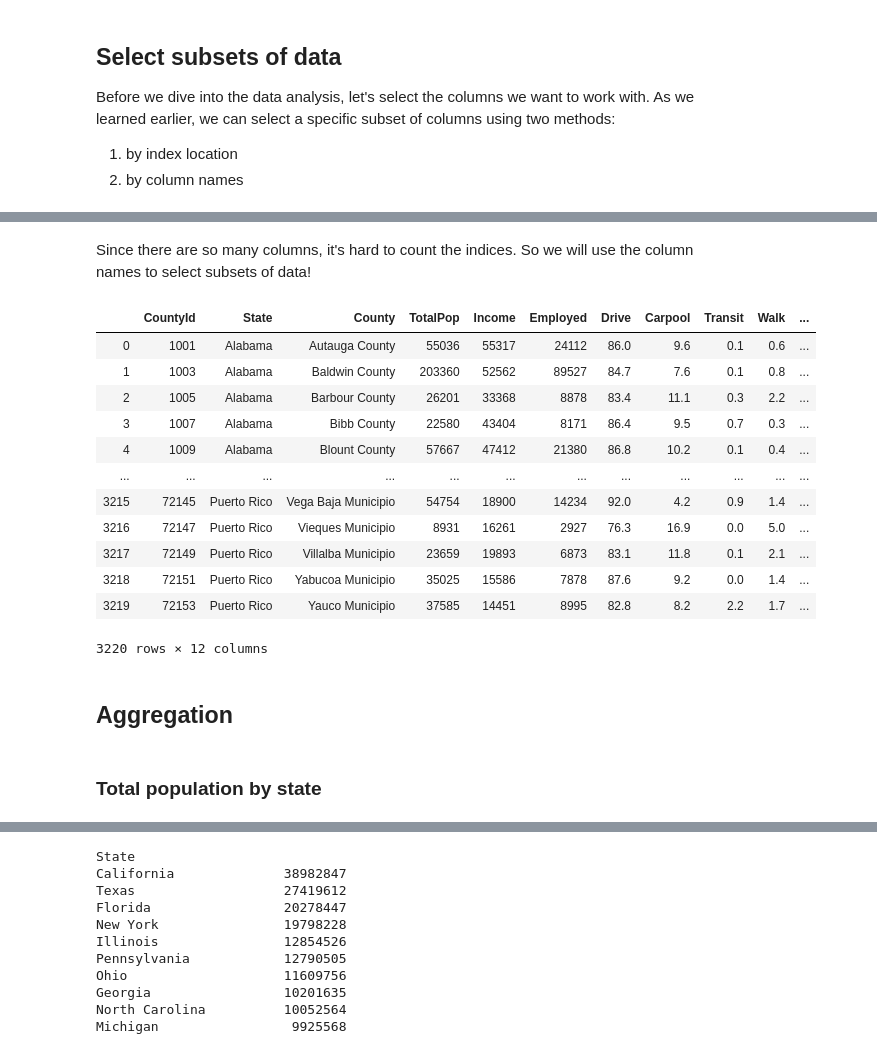
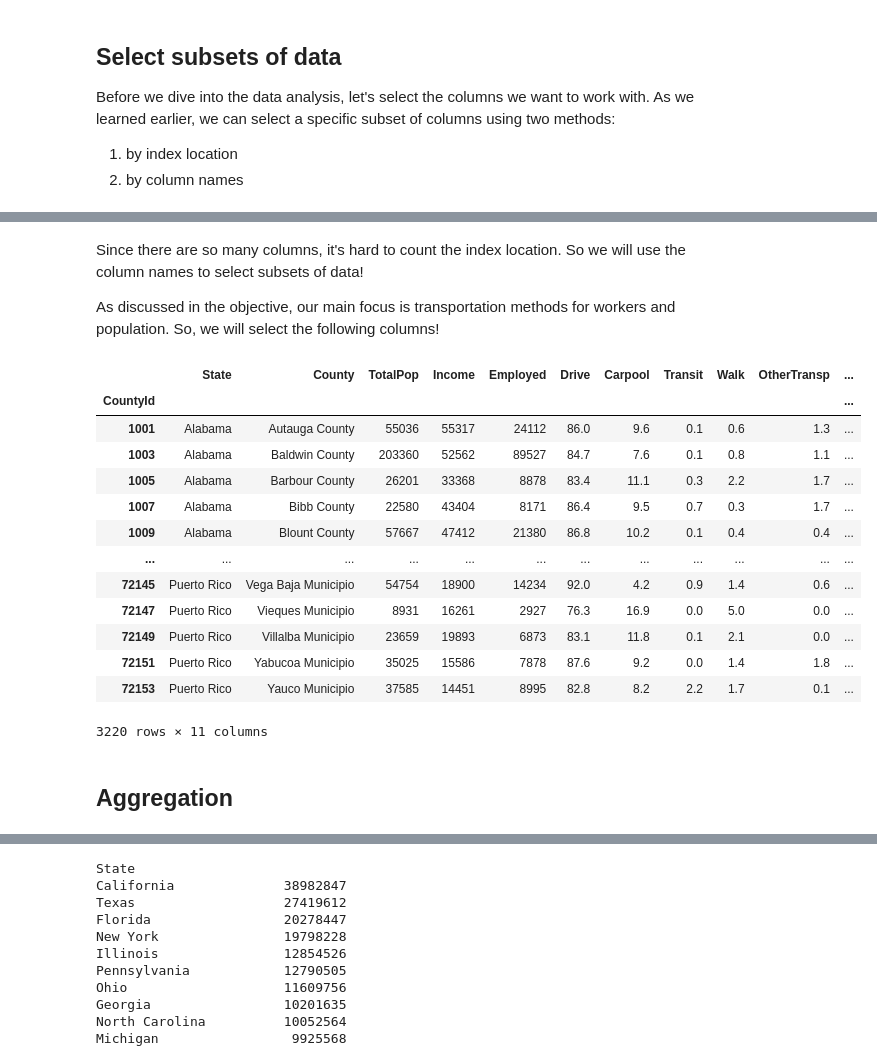
Before and after one commit to bitprj/BitUniversity, a Jupyter notebook: Week3-Introduction-to-Open-Data-Importing-Data-and-Basic-Data-Wrangling/Week3_Introduction_to_Data.ipynb, the cells around one changed output, grey strips where cells are left out. Cells and saved outputs as stored; diff of their text form; code cells hidden in the pictures.

```diff
--- a/Week3-Introduction-to-Open-Data-Importing-Data-and-Basic-Data-Wrangling/Week3_Introduction_to_Data.ipynb
+++ b/Week3-Introduction-to-Open-Data-Importing-Data-and-Basic-Data-Wrangling/Week3_Introduction_to_Data.ipynb
@@ -800,26 +913,27 @@ Index(['CountyId', 'State', 'County', 'TotalPop', 'Men', 'Women', 'Hispanic',
        'SelfEmployed', 'FamilyWork', 'Unemployment'],
       dtype='object')
 # %% [markdown]
-Since there are so many columns, it's hard to count the indices. So we will use the column names to select subsets of data!
+Since there are so many columns, it's hard to count the index location. So we will use the column names to select subsets of data!
+
+As discussed in the objective, our main focus is transportation methods for workers and population. So, we will select the following columns!
 # %%
 # by column names
-df_emp = df[['CountyId', 'State', 'County', 'TotalPop', 'Income', 'Employed', 'Drive', 'Carpool', 'Transit', 'Walk', 'OtherTransp', 'WorkAtHome']]
+df_emp = df[['State', 'County', 'TotalPop', 'Income', 'Employed', 'Drive', 'Carpool', 'Transit', 'Walk', 'OtherTransp', 'WorkAtHome']]
 df_emp
 # %% [output]
-|  | CountyId | State | County | TotalPop | Income | Employed | Drive | Carpool | Transit | Walk | ... |
-| 0 | 1001 | Alabama | Autauga County | 55036 | 55317 | 24112 | 86.0 | 9.6 | 0.1 | 0.6 | ... |
-| 1 | 1003 | Alabama | Baldwin County | 203360 | 52562 | 89527 | 84.7 | 7.6 | 0.1 | 0.8 | ... |
-| 2 | 1005 | Alabama | Barbour County | 26201 | 33368 | 8878 | 83.4 | 11.1 | 0.3 | 2.2 | ... |
-| 3 | 1007 | Alabama | Bibb County | 22580 | 43404 | 8171 | 86.4 | 9.5 | 0.7 | 0.3 | ... |
-| 4 | 1009 | Alabama | Blount County | 57667 | 47412 | 21380 | 86.8 | 10.2 | 0.1 | 0.4 | ... |
+|  | State | County | TotalPop | Income | Employed | Drive | Carpool | Transit | Walk | OtherTransp | ... |
+| CountyId |  |  |  |  |  |  |  |  |  |  | ... |
+| 1001 | Alabama | Autauga County | 55036 | 55317 | 24112 | 86.0 | 9.6 | 0.1 | 0.6 | 1.3 | ... |
+| 1003 | Alabama | Baldwin County | 203360 | 52562 | 89527 | 84.7 | 7.6 | 0.1 | 0.8 | 1.1 | ... |
+| 1005 | Alabama | Barbour County | 26201 | 33368 | 8878 | 83.4 | 11.1 | 0.3 | 2.2 | 1.7 | ... |
+| 1007 | Alabama | Bibb County | 22580 | 43404 | 8171 | 86.4 | 9.5 | 0.7 | 0.3 | 1.7 | ... |
+| 1009 | Alabama | Blount County | 57667 | 47412 | 21380 | 86.8 | 10.2 | 0.1 | 0.4 | 0.4 | ... |
 | ... | ... | ... | ... | ... | ... | ... | ... | ... | ... | ... | ... |
-| 3215 | 72145 | Puerto Rico | Vega Baja Municipio | 54754 | 18900 | 14234 | 92.0 | 4.2 | 0.9 | 1.4 | ... |
-| 3216 | 72147 | Puerto Rico | Vieques Municipio | 8931 | 16261 | 2927 | 76.3 | 16.9 | 0.0 | 5.0 | ... |
-| 3217 | 72149 | Puerto Rico | Villalba Municipio | 23659 | 19893 | 6873 | 83.1 | 11.8 | 0.1 | 2.1 | ... |
-| 3218 | 72151 | Puerto Rico | Yabucoa Municipio | 35025 | 15586 | 7878 | 87.6 | 9.2 | 0.0 | 1.4 | ... |
-| 3219 | 72153 | Puerto Rico | Yauco Municipio | 37585 | 14451 | 8995 | 82.8 | 8.2 | 2.2 | 1.7 | ... |
+| 72145 | Puerto Rico | Vega Baja Municipio | 54754 | 18900 | 14234 | 92.0 | 4.2 | 0.9 | 1.4 | 0.6 | ... |
+| 72147 | Puerto Rico | Vieques Municipio | 8931 | 16261 | 2927 | 76.3 | 16.9 | 0.0 | 5.0 | 0.0 | ... |
+| 72149 | Puerto Rico | Villalba Municipio | 23659 | 19893 | 6873 | 83.1 | 11.8 | 0.1 | 2.1 | 0.0 | ... |
+| 72151 | Puerto Rico | Yabucoa Municipio | 35025 | 15586 | 7878 | 87.6 | 9.2 | 0.0 | 1.4 | 1.8 | ... |
+| 72153 | Puerto Rico | Yauco Municipio | 37585 | 14451 | 8995 | 82.8 | 8.2 | 2.2 | 1.7 | 0.1 | ... |
-3220 rows × 12 columns
+3220 rows × 11 columns
 # %% [markdown]
 ## Aggregation
-# %% [markdown]
-### Total population by state
```
Also changed, not shown: parts of 113 cells of this notebook.
